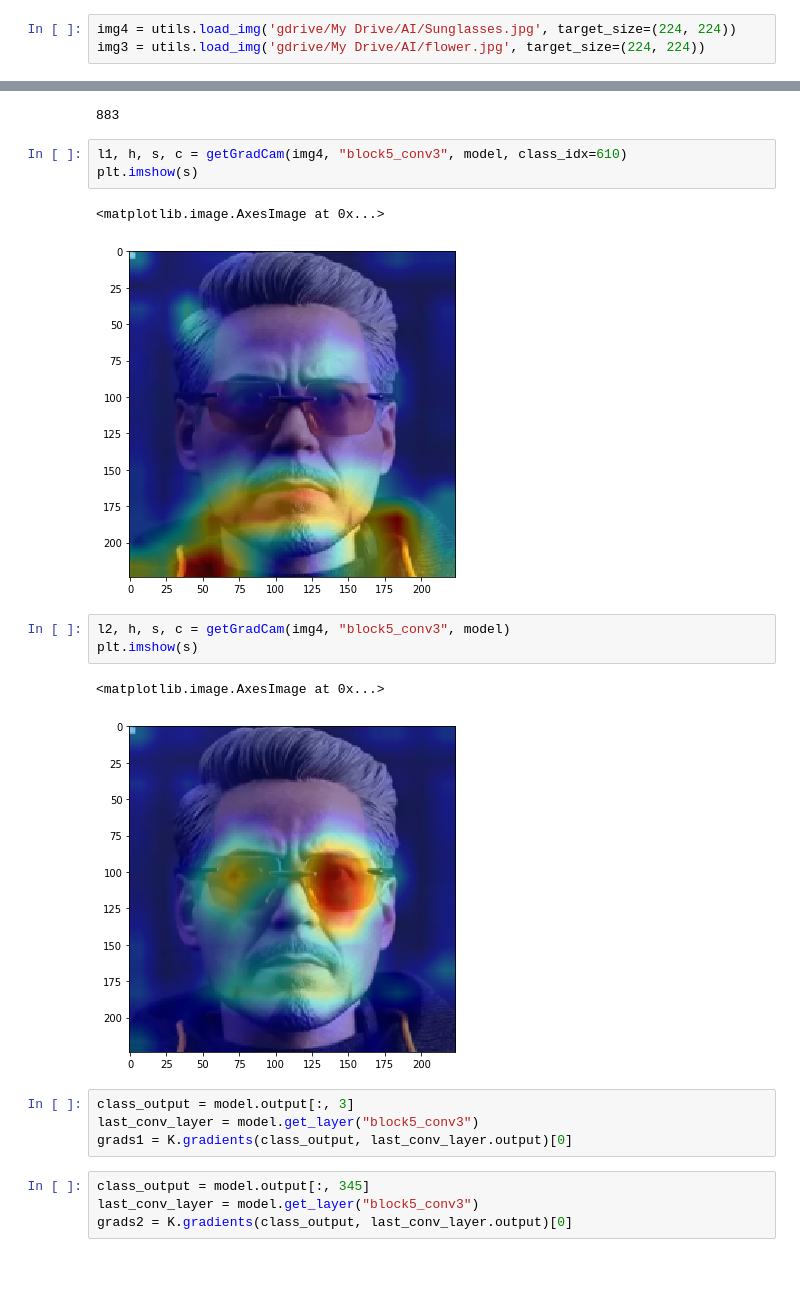
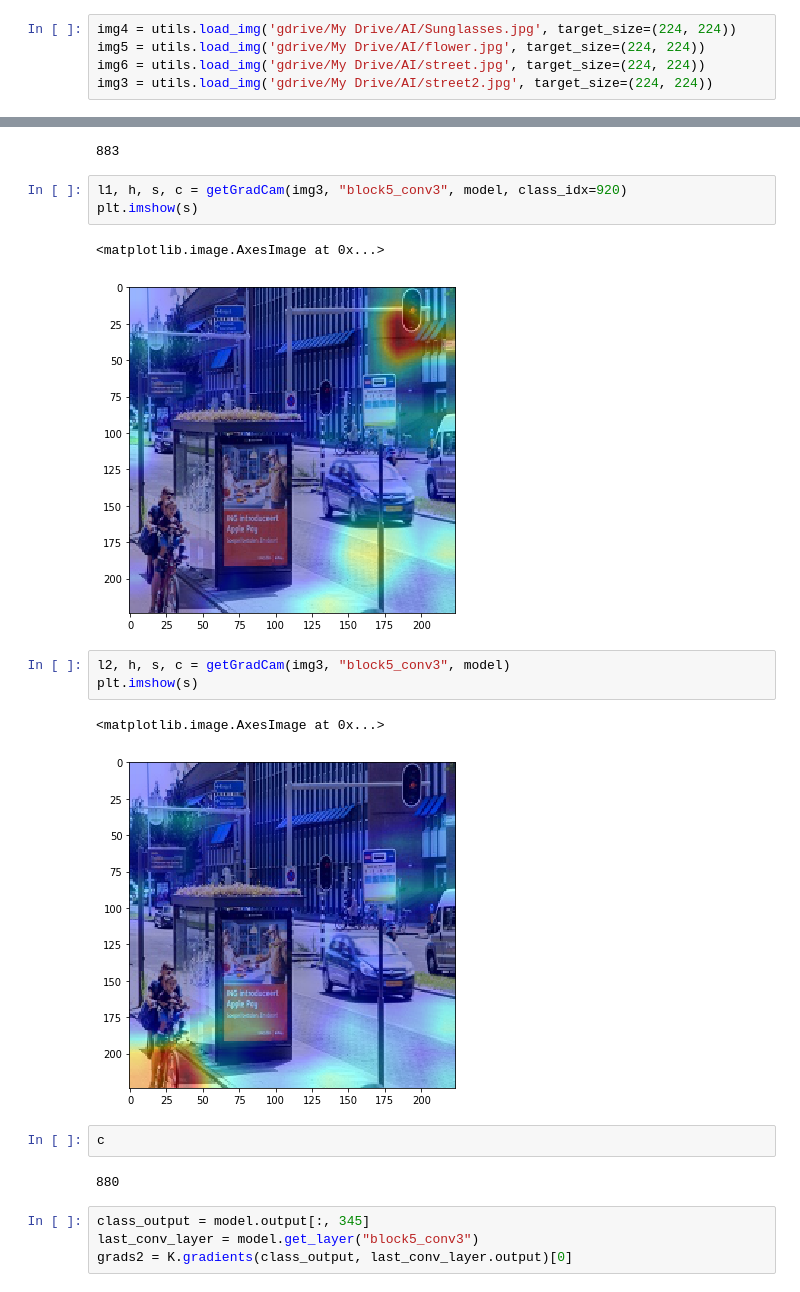
Before and after one commit to sarvan0506/AI, a Jupyter notebook: Assignment10.ipynb, the cells around one changed output, grey strips where cells are left out. Cells and saved outputs as stored; diff of their text form.

```diff
--- a/Assignment10.ipynb
+++ b/Assignment10.ipynb
@@ -145,5 +145,7 @@ Enter your authorization code:
 Mounted at /content/gdrive
 # %%
 img4 = utils.load_img('gdrive/My Drive/AI/Sunglasses.jpg', target_size=(224, 224))
-img3 = utils.load_img('gdrive/My Drive/AI/flower.jpg', target_size=(224, 224))
+img5 = utils.load_img('gdrive/My Drive/AI/flower.jpg', target_size=(224, 224))
+img6 = utils.load_img('gdrive/My Drive/AI/street.jpg', target_size=(224, 224))
+img3 = utils.load_img('gdrive/My Drive/AI/street2.jpg', target_size=(224, 224))
 # %%
@@ -220,21 +222,21 @@ class_idx
 # %% [output]
 883
 # %%
-l1, h, s, c = getGradCam(img4, "block5_conv3", model, class_idx=610)
+l1, h, s, c = getGradCam(img3, "block5_conv3", model, class_idx=920)
 plt.imshow(s)
 # %% [output]
 <matplotlib.image.AxesImage at 0x...>
-[figure, old version]
+[figure, new version]
 # %%
-l2, h, s, c = getGradCam(img4, "block5_conv3", model)
+l2, h, s, c = getGradCam(img3, "block5_conv3", model)
 plt.imshow(s)
 # %% [output]
 <matplotlib.image.AxesImage at 0x...>
-[figure, old version]
+[figure, new version]
-# %%
-class_output = model.output[:, 3]
-last_conv_layer = model.get_layer("block5_conv3")
-grads1 = K.gradients(class_output, last_conv_layer.output)[0]
+# %%
+c
+# %% [output]
+880
 # %%
 class_output = model.output[:, 345]
 last_conv_layer = model.get_layer("block5_conv3")
```
Also changed, not shown: parts of 1 cell of this notebook.
